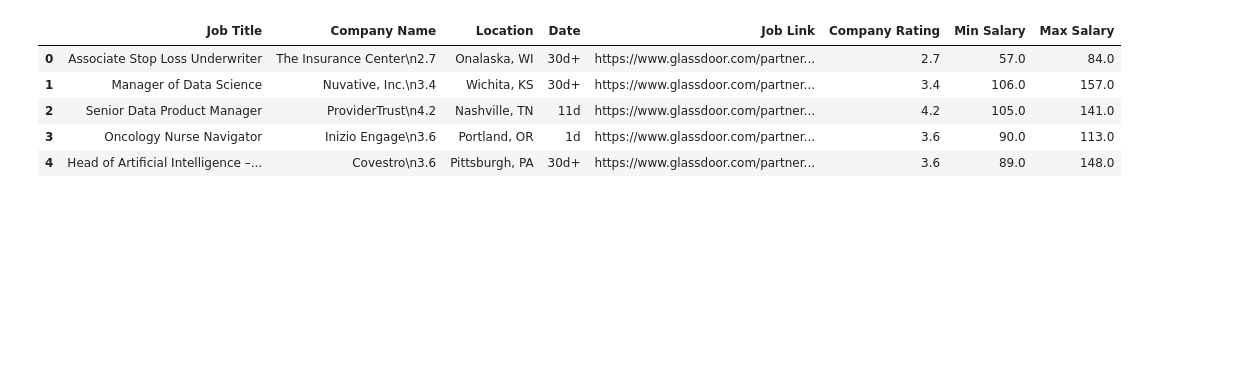
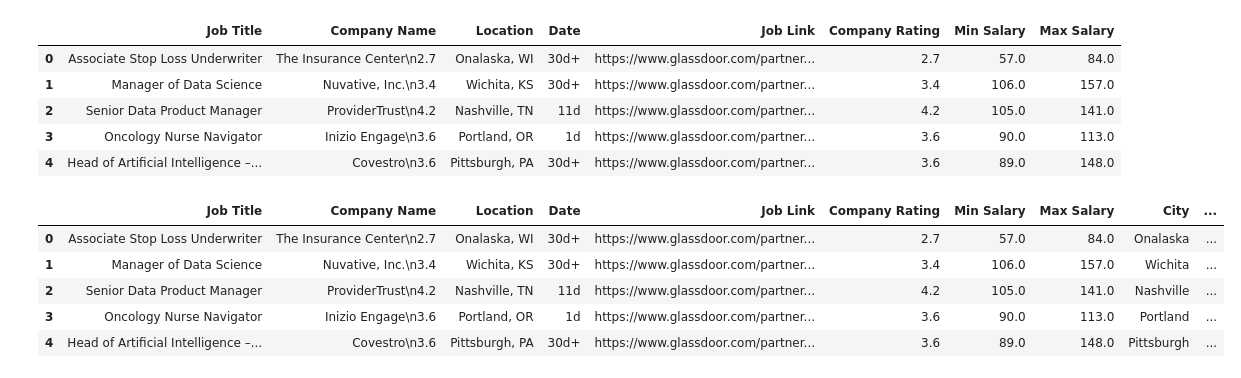
Before and after one commit to Robotrousers/Project3_JobsAnalysis, a Jupyter notebook: data_job_market.ipynb, the cells around one changed output. Cells and saved outputs as stored; diff of their text form; code cells hidden in the pictures; blank space fills up the shorter version.

Commit message:
some cleaning of the data

```diff
--- a/data_job_market.ipynb
+++ b/data_job_market.ipynb
@@ -15,3 +15,14 @@ df.head()
 | 2 | Senior Data Product Manager | ProviderTrust\n4.2 | Nashville, TN | 11d | https://www.glassdoor.com/partner... | 4.2 | 105.0 | 141.0 |
 | 3 | Oncology Nurse Navigator | Inizio Engage\n3.6 | Portland, OR | 1d | https://www.glassdoor.com/partner... | 3.6 | 90.0 | 113.0 |
 | 4 | Head of Artificial Intelligence –... | Covestro\n3.6 | Pittsburgh, PA | 30d+ | https://www.glassdoor.com/partner... | 3.6 | 89.0 | 148.0 |
+# %%
+#creating City and State column and splitting Location
+df[["City","State"]] = df["Location"].str.split(', ', n=1, expand=True)
+df.head()
+# %% [output]
+|  | Job Title | Company Name | Location | Date | Job Link | Company Rating | Min Salary | Max Salary | City | ... |
+| 0 | Associate Stop Loss Underwriter | The Insurance Center\n2.7 | Onalaska, WI | 30d+ | https://www.glassdoor.com/partner... | 2.7 | 57.0 | 84.0 | Onalaska | ... |
+| 1 | Manager of Data Science | Nuvative, Inc.\n3.4 | Wichita, KS | 30d+ | https://www.glassdoor.com/partner... | 3.4 | 106.0 | 157.0 | Wichita | ... |
+| 2 | Senior Data Product Manager | ProviderTrust\n4.2 | Nashville, TN | 11d | https://www.glassdoor.com/partner... | 4.2 | 105.0 | 141.0 | Nashville | ... |
+| 3 | Oncology Nurse Navigator | Inizio Engage\n3.6 | Portland, OR | 1d | https://www.glassdoor.com/partner... | 3.6 | 90.0 | 113.0 | Portland | ... |
+| 4 | Head of Artificial Intelligence –... | Covestro\n3.6 | Pittsburgh, PA | 30d+ | https://www.glassdoor.com/partner... | 3.6 | 89.0 | 148.0 | Pittsburgh | ... |
```
Also changed, not shown: parts of 9 cells of this notebook.
